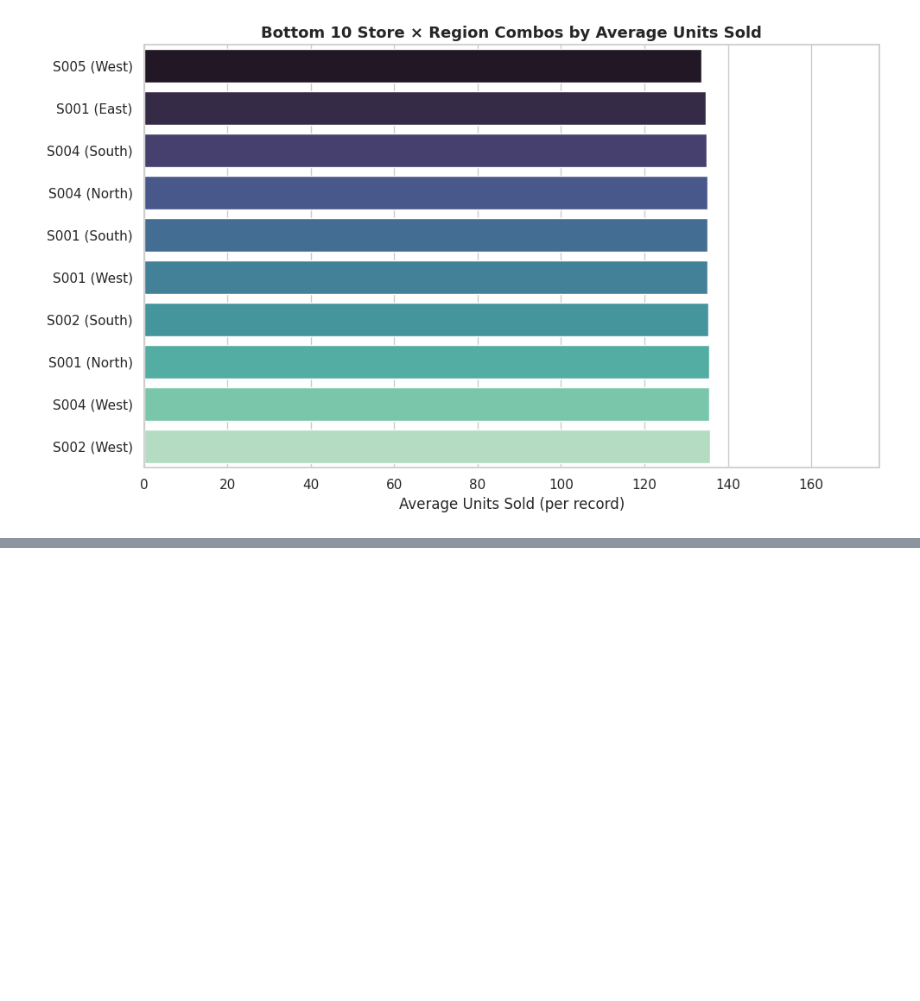
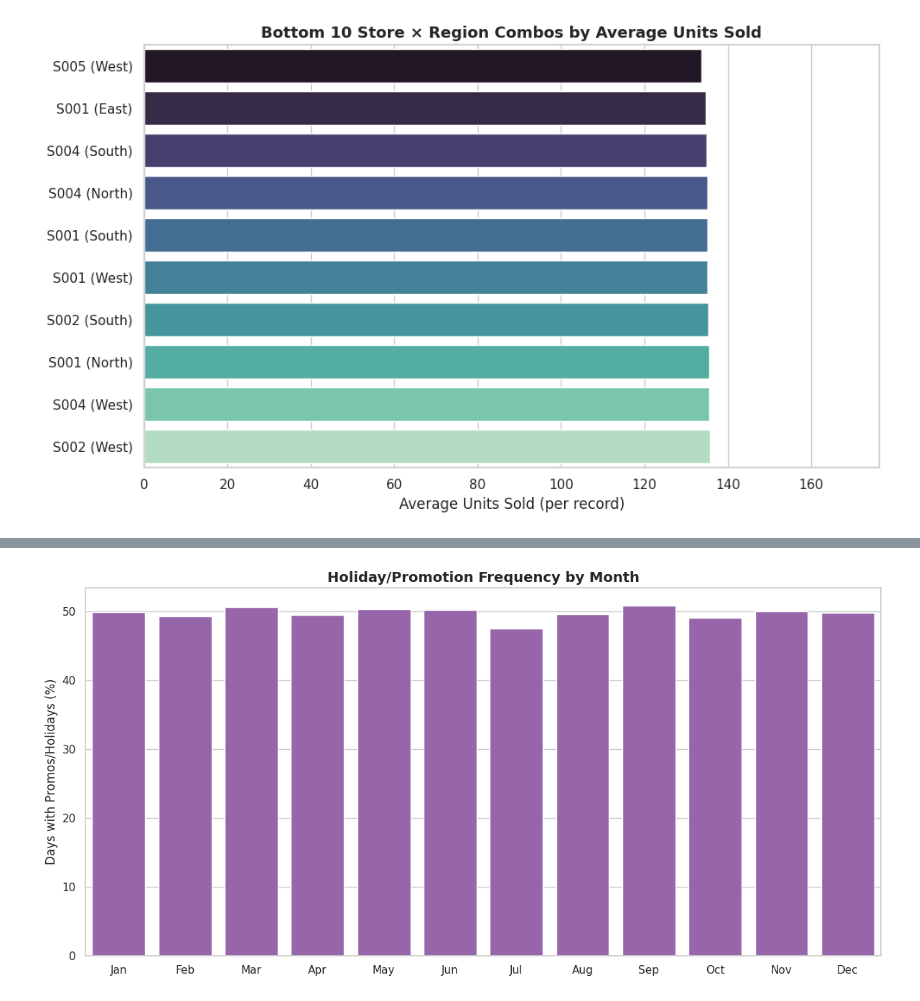
Before and after one commit to lianlianliann/Retail-Demand-Forecasting-Sales-Analysis, a Jupyter notebook: notebooks/01_Data_Cleaning_and_EDA.ipynb, the cells around one changed output, grey strips where cells are left out. Saved outputs shown, nothing was run; the diff lists cells and outputs as text; code cells hidden in the pictures; blank space fills up the shorter version.

```diff
--- a/notebooks/01_Data_Cleaning_and_EDA.ipynb
+++ b/notebooks/01_Data_Cleaning_and_EDA.ipynb
@@ -297,0 +376,24 @@ plt.show()
+# %%
+# 1. Safely convert 'Holiday/Promotion' to a binary flag to calculate a percentage rate
+# This handles it whether the column is numeric (1/0) or string ('Yes'/'No')
+if df['Holiday/Promotion'].dtype == 'object':
+    df['Promo_Flag'] = df['Holiday/Promotion'].apply(lambda x: 1 if str(x).strip().lower() in ['yes', 'true', '1'] else 0)
+else:
+    df['Promo_Flag'] = df['Holiday/Promotion']
+
+# 2. Group by Month and calculate the percentage of days that had a promotion
+promo_by_month = df.groupby('Month')['Promo_Flag'].mean().reset_index()
+promo_by_month['Month_Name'] = promo_by_month['Month'].apply(lambda x: calendar.month_abbr[x])
+promo_by_month['Promo_Rate (%)'] = promo_by_month['Promo_Flag'] * 100
+
+# 3. Visualize
+plt.figure(figsize=(12, 6))
+sns.barplot(data=promo_by_month, x='Month_Name', y='Promo_Rate (%)', color='#9b59b6')
+
+plt.title('Holiday/Promotion Frequency by Month', fontsize=14, fontweight='bold')
+plt.xlabel('')
+plt.ylabel('Days with Promos/Holidays (%)')
+plt.tight_layout()
+plt.show()
+# %% [output]
+[figure, added]
```
Also changed, not shown: parts of 9 cells of this notebook.
